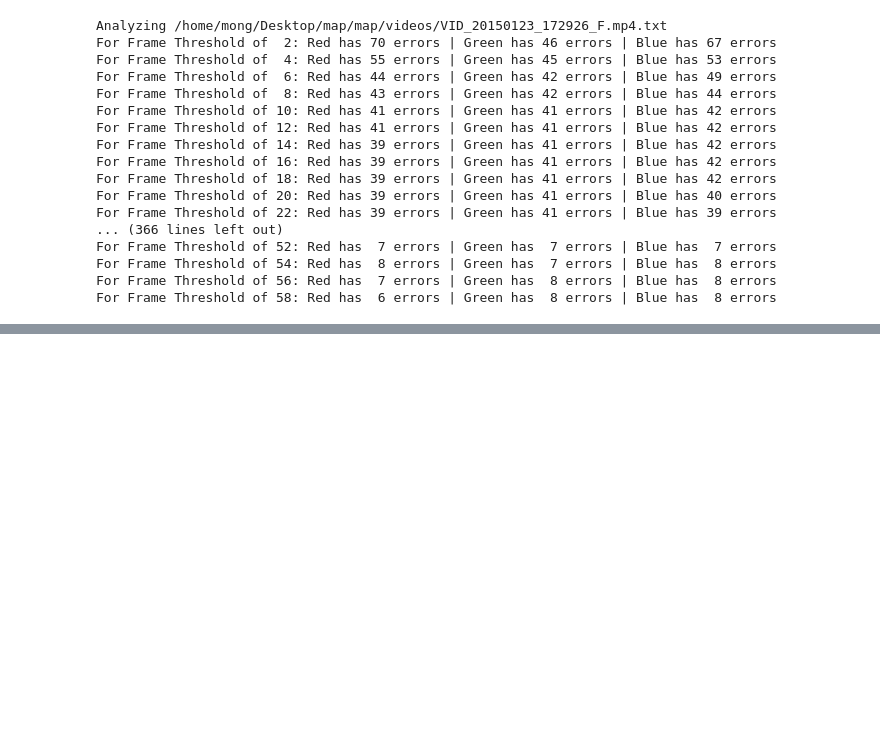
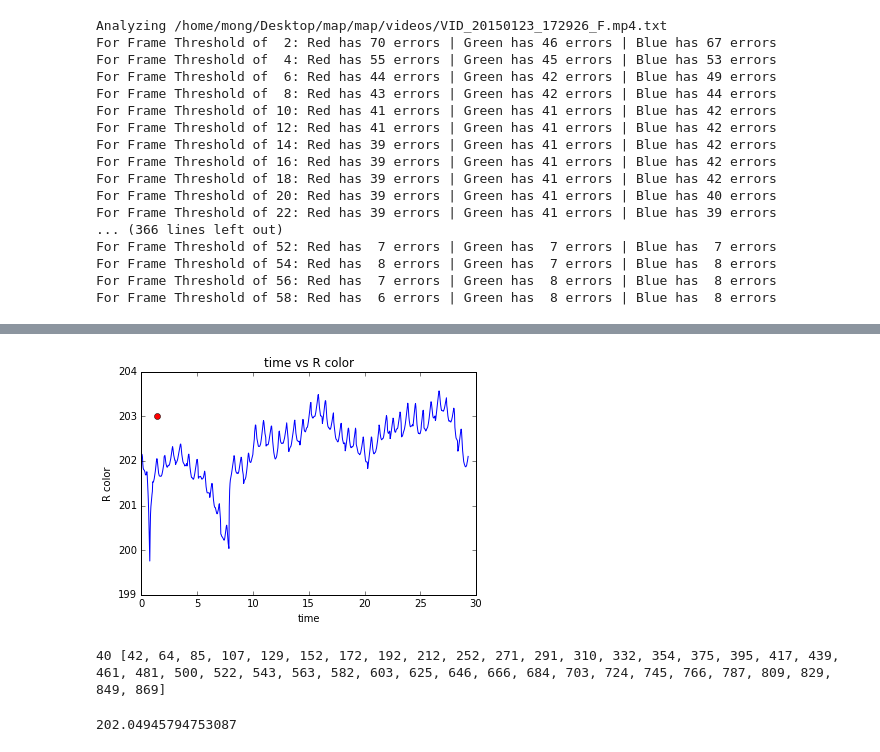
Before and after one commit to monghimng/map, a Jupyter notebook: 2016-3-6FindingOptimalTimeWindow.ipynb, the cells around one changed output, grey strips where cells are left out. Saved outputs shown, nothing was run; the diff lists cells and outputs as text; code cells hidden in the pictures; blank space fills up the shorter version.

```diff
--- a/2016-3-6FindingOptimalTimeWindow.ipynb
+++ b/2016-3-6FindingOptimalTimeWindow.ipynb
@@ -128,0 +149,29 @@ For Frame Threshold of 58: Red has  6 errors | Green has  8 errors | Blue has  8
+# %%
+rL, gL, bL = readFromFile("/home/mong/Desktop/map/map/videos/VID_20150123_172926_F.mp4.txt")
+def constructTimeList(numOfElement, deltaTime):
+    l = list()
+    l.append(0)
+    for i in range(1, numOfElement):
+        l.append(l[i-1]+deltaTime)
+    return l
+tL = constructTimeList(len(rL), 1/fps)
+def plot(inVarList, deVarList, inVarName, deVarName, yBegin=0, yEnd=1.5):
+    plt.plot(inVarList, deVarList)
+    plt.xlabel(inVarName)
+    plt.ylabel(deVarName)
+    plt.title(inVarName+' vs '+deVarName)
+    plt.ylim(yBegin, yEnd)
+    plt.plot([42/30.32],[203],'ro')
+    plt.show()
+plot(tL, rL, "time", "R color", yBegin=199, yEnd=204)
+# %% [output]
+[figure, added]
+# %%
+pL = detectPeak(rL, 10)
+print(len(pL), pL)#42
+# %% [output]
+40 [42, 64, 85, 107, 129, 152, 172, 192, 212, 252, 271, 291, 310, 332, 354, 375, 395, 417, 439, 461, 481, 500, 522, 543, 563, 582, 603, 625, 646, 666, 684, 703, 724, 745, 766, 787, 809, 829, 849, 869]
+# %%
+rL[42]
+# %% [output]
+202.04945794753087
```
Also changed, not shown: parts of 4 cells of this notebook.
